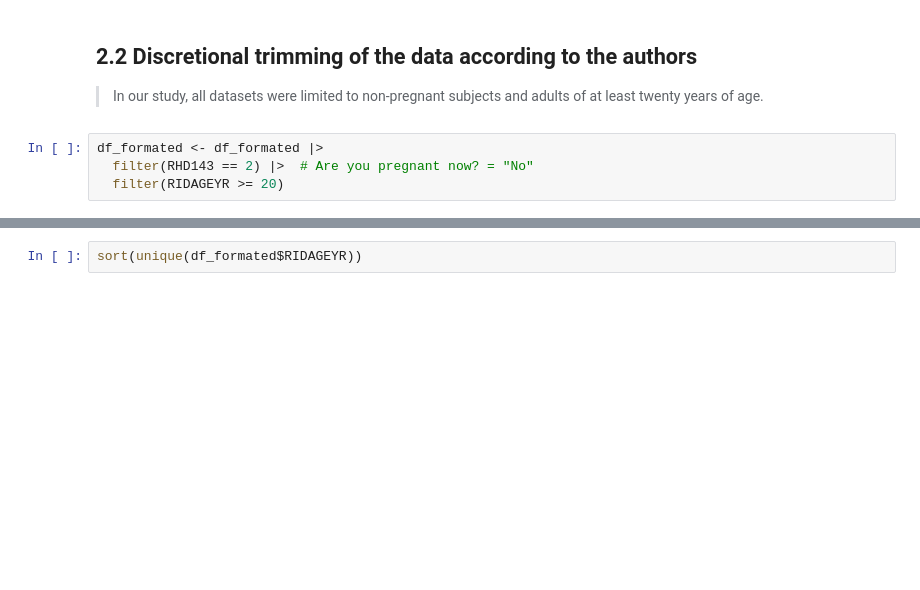
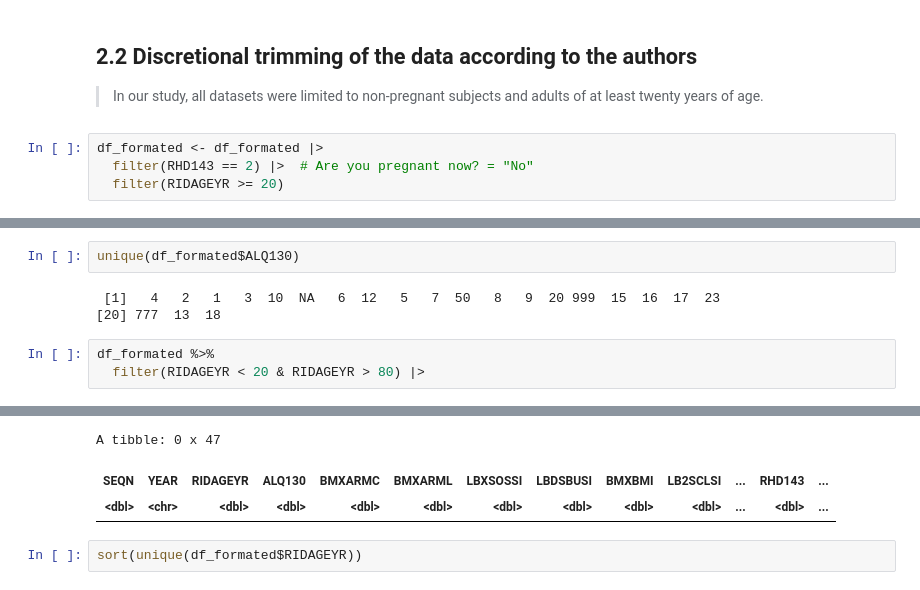
Before and after one commit to pipegalera/ml_diabetes, a Jupyter notebook: papers/Dinh et al. (2019)/R_replicate_Dinh.ipynb, the cells around one changed output, grey strips where cells are left out. Drawn from its saved outputs; the diff is of its cells as text; blank space fills up the shorter version.

```diff
--- a/papers/Dinh et al. (2019)/R_replicate_Dinh.ipynb
+++ b/papers/Dinh et al. (2019)/R_replicate_Dinh.ipynb
@@ -293,0 +315,9 @@ df_formated <- df_formated |>
+# %%
+unique(df_formated$ALQ130)
+# %% [output]
+ [1]   4   2   1   3  10  NA   6  12   5   7  50   8   9  20 999  15  16  17  23
+[20] 777  13  18
+# %%
+df_formated %>%
+  filter(RIDAGEYR < 20 & RIDAGEYR > 80) |>
+# %% [output]
@@ -294,3 +332,6 @@ df_formated <- df_formated |>
+A tibble: 0 x 47
+| SEQN | YEAR | RIDAGEYR | ALQ130 | BMXARMC | BMXARML | LBXSOSSI | LBDSBUSI | BMXBMI | LB2SCLSI | ... | RHD143 | ... |
+| <dbl> | <chr> | <dbl> | <dbl> | <dbl> | <dbl> | <dbl> | <dbl> | <dbl> | <dbl> | ... | <dbl> | ... |
 # %%
 sort(unique(df_formated$RIDAGEYR))
 # %% [output]
```
Also changed, not shown: parts of 3 cells of this notebook.
